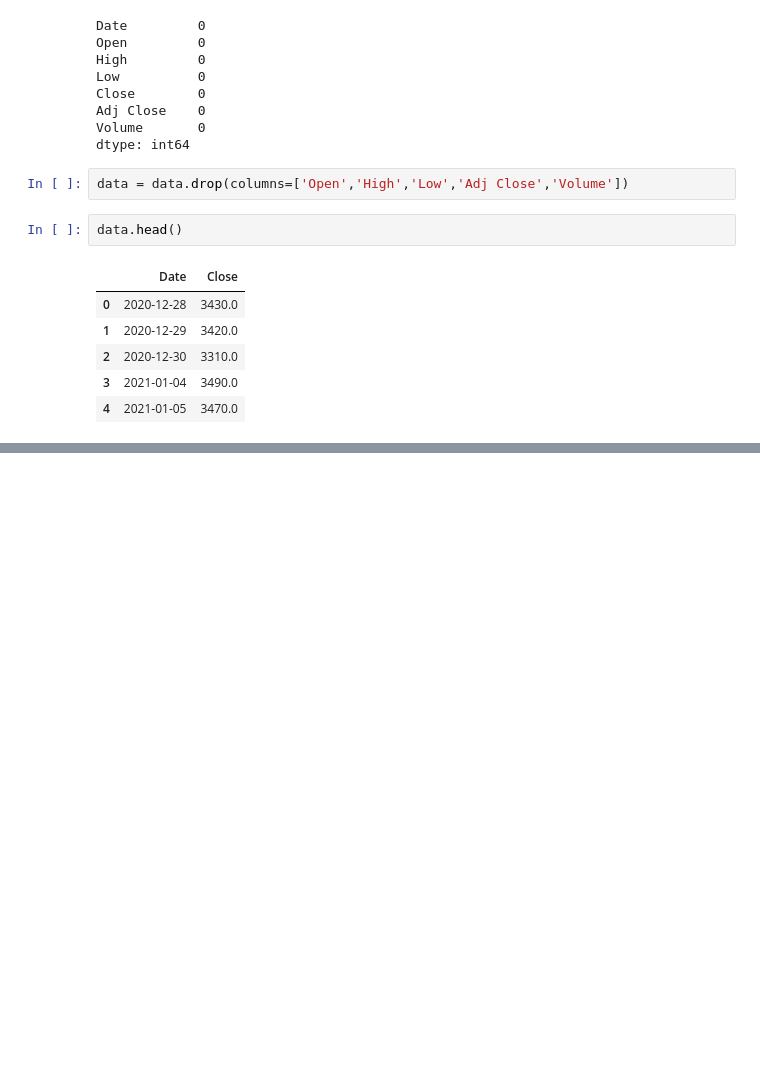
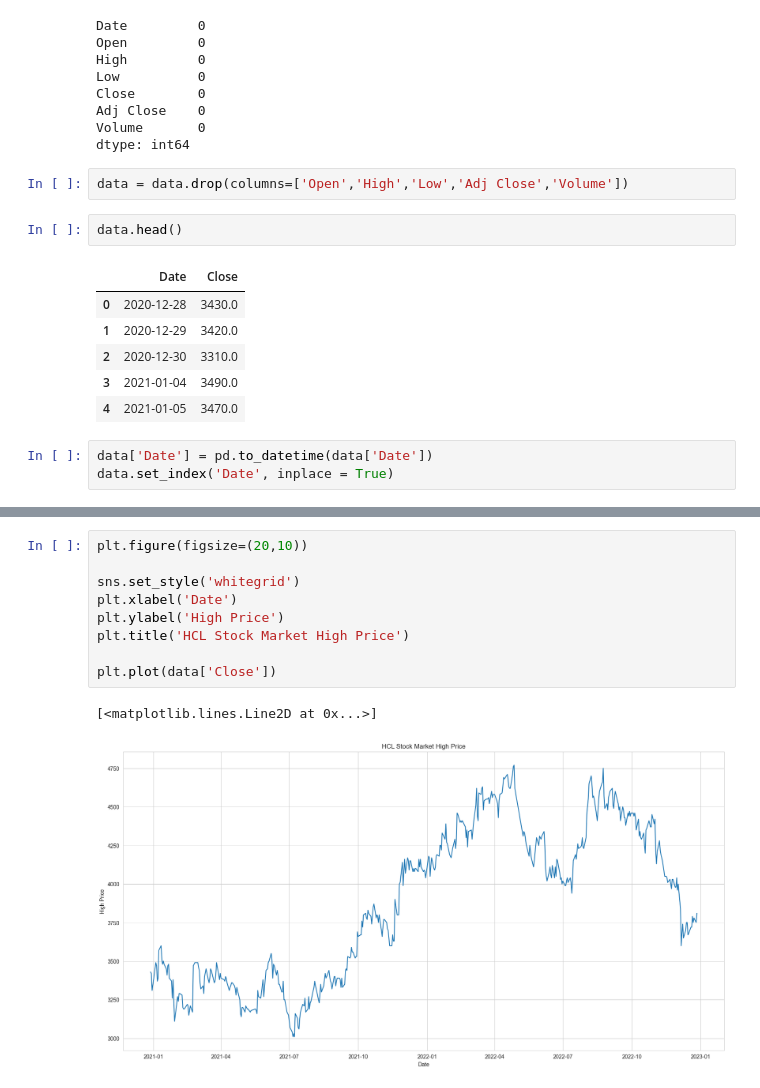
Before and after one commit to nadeap/Telkom-Prediction---ARIMA, a Jupyter notebook: predict.ipynb, the cells around one changed output, grey strips where cells are left out. Drawn from its saved outputs; the diff is of its cells as text; blank space fills up the shorter version.

```diff
--- a/predict.ipynb
+++ b/predict.ipynb
@@ -66,3 +66,6 @@ data.head()
 | 2 | 2020-12-30 | 3310.0 |
 | 3 | 2021-01-04 | 3490.0 |
 | 4 | 2021-01-05 | 3470.0 |
+# %%
+data['Date'] = pd.to_datetime(data['Date'])
+data.set_index('Date', inplace = True)
@@ -68,0 +122,12 @@ data.head()
+# %%
+plt.figure(figsize=(20,10))
+
+sns.set_style('whitegrid')
+plt.xlabel('Date')
+plt.ylabel('High Price')
+plt.title('HCL Stock Market High Price')
+
+plt.plot(data['Close'])
+# %% [output]
+[<matplotlib.lines.Line2D at 0x...>]
+[figure, added]
```
Also changed, not shown: parts of 5 cells of this notebook.
